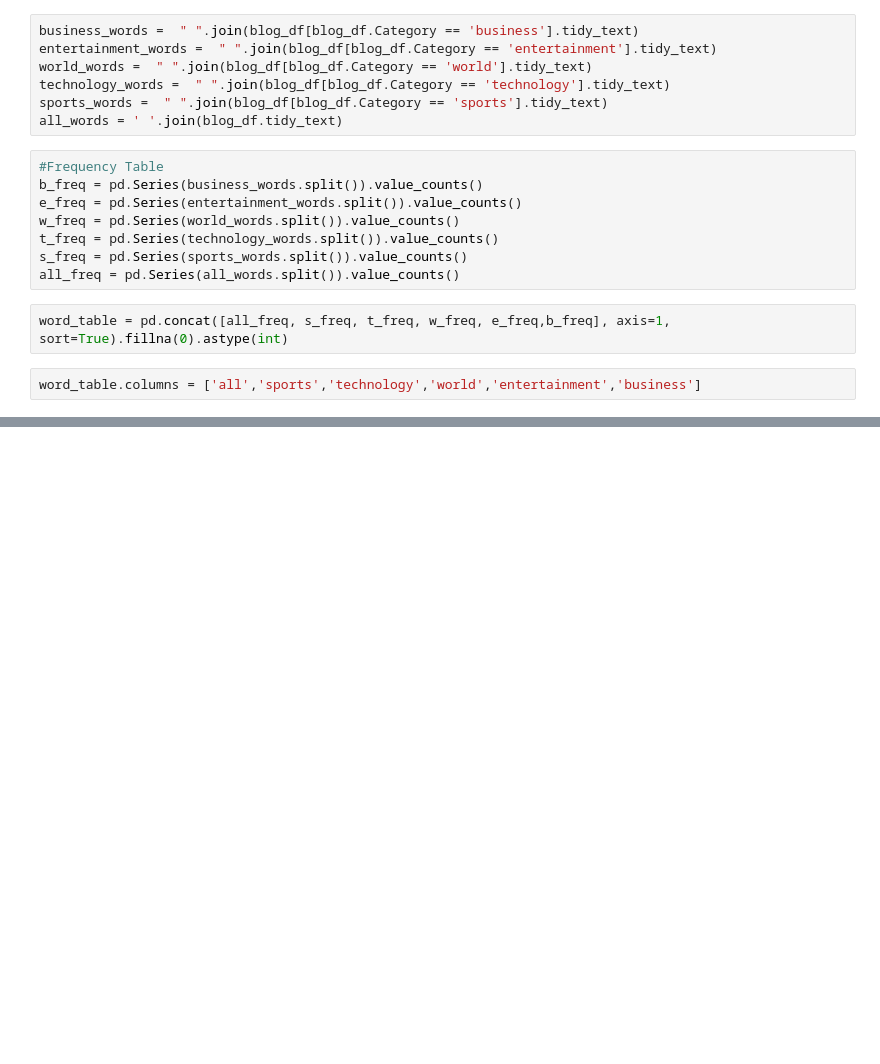
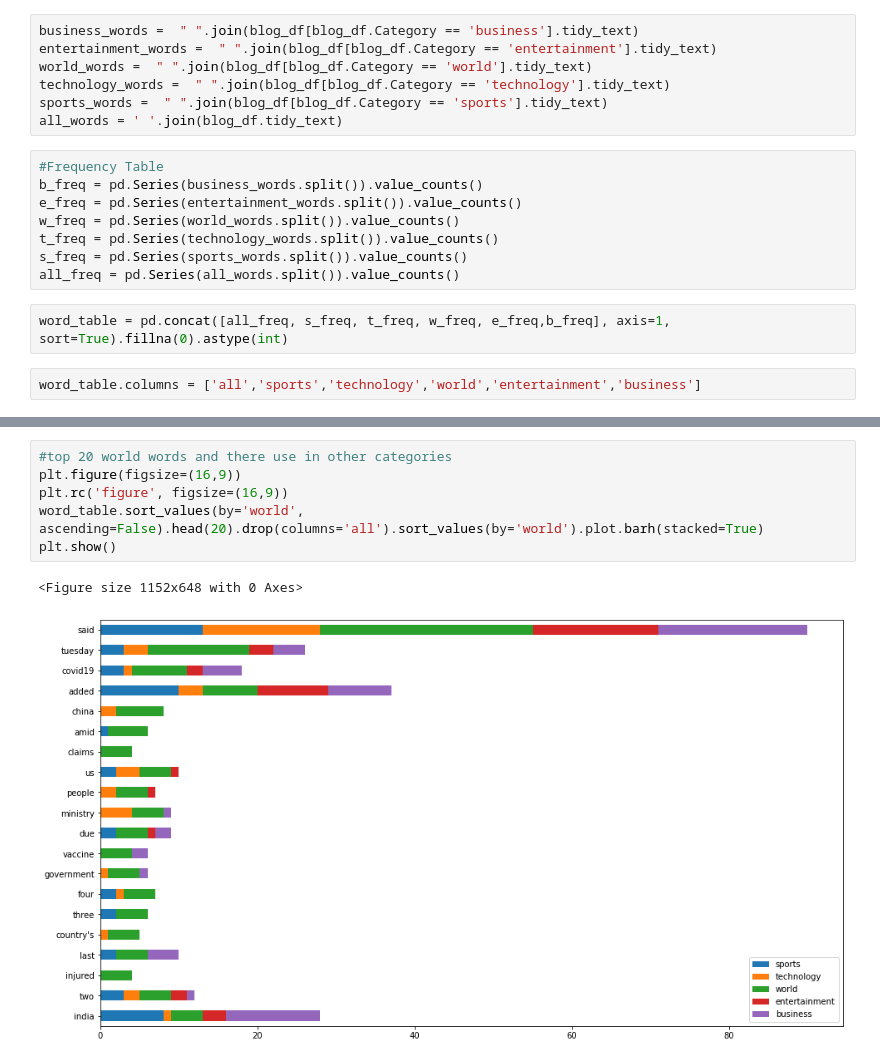
Before and after one commit to carterrxavier/NLP, a Jupyter notebook: explore.ipynb, the cells around one changed output, grey strips where cells are left out. Cells and saved outputs as stored; diff of their text form; blank space fills up the shorter version.

```diff
--- a/explore.ipynb
+++ b/explore.ipynb
@@ -202,0 +213,9 @@ word_table.sort_values('sports', ascending=False).head(30)
+# %%
+#top 20 world words and there use in other categories
+plt.figure(figsize=(16,9))
+plt.rc('figure', figsize=(16,9))
+word_table.sort_values(by='world', ascending=False).head(20).drop(columns='all').sort_values(by='world').plot.barh(stacked=True)
+plt.show()
+# %% [output]
+<Figure size 1152x648 with 0 Axes>
+[figure, added]
```
Also changed, not shown: parts of 7 cells of this notebook.
